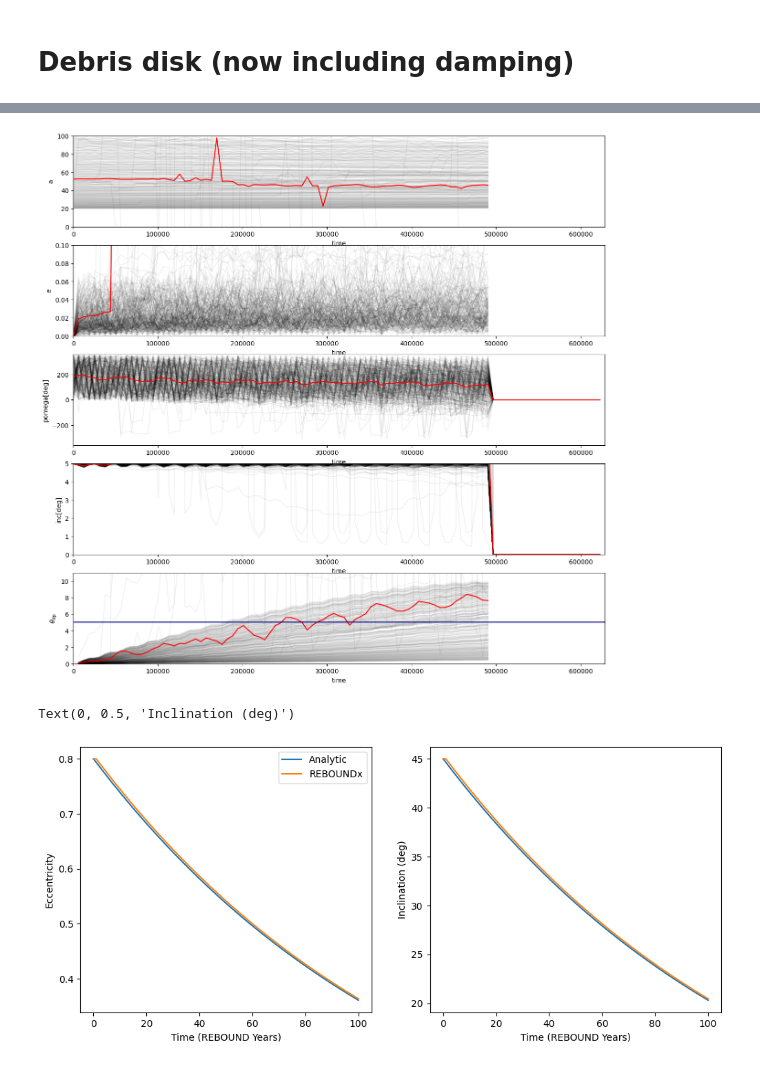
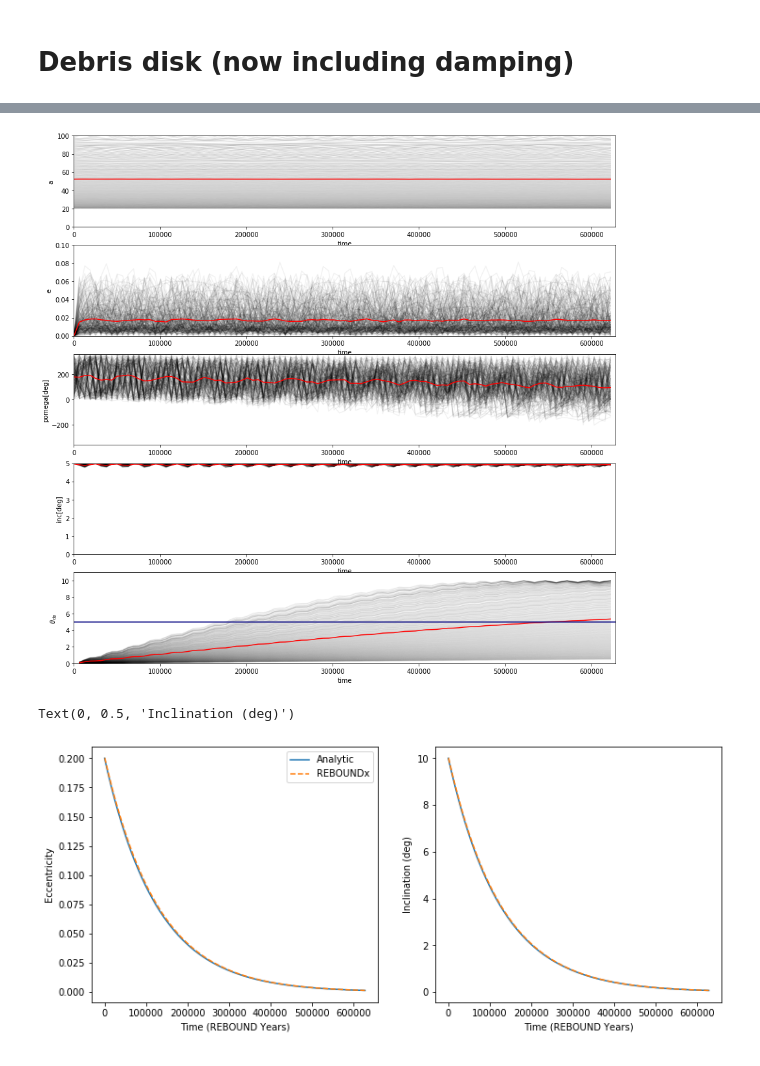
Before and after one commit to tigerchenlu98/rebound, a Jupyter notebook: ipython_examples/KG_disk_setup.ipynb, the cells around one changed output, grey strips where cells are left out. Saved outputs shown, nothing was run; the diff lists cells and outputs as text; code cells hidden in the pictures.

Commit message:
Using modify_orbits_forces

```diff
--- a/ipython_examples/KG_disk_setup.ipynb
+++ b/ipython_examples/KG_disk_setup.ipynb
@@ -68,17 +68,20 @@ for N in range(N_particles):
 
 # include disk damping
 rebx = reboundx.Extras(sim)
-dd = rebx.load_operator("disk_damping")
-rebx.add_operator(dd)
+#dd = rebx.load_operator("disk_damping")
+dd = rebx.load_force("modify_orbits_forces")
+rebx.add_force(dd)
 
 Cm = 1; Ca = 0
 tc = 10e7 * 2 * np.pi
 
 ps = sim.particles
 for n in range(sim.N-2):
-    sim.particles[n+2].params["dd_Cm"] = Cm
-    sim.particles[n+2].params["dd_Ca"] = Ca
-    sim.particles[n+2].params["dd_tc"] = tc
+    #sim.particles[n+2].params["dd_Cm"] = Cm
+    #sim.particles[n+2].params["dd_Ca"] = Ca
+    #sim.particles[n+2].params["dd_tc"] = tc
+    sim.particles[n+2].params["tau_e"] = -2 * tc
+    sim.particles[n+2].params["tau_inc"] = -2 * tc
 
 
 
@@ -178,18 +181,18 @@ ax[4].set(ylabel = r'$\theta_\mathrm{dp}$')
 for a in ax:
     a.set(xlim = (times[0], times[-1]), xlabel = 'time')
 # %% [output]
-[figure, old version]
+[figure, new version]
 # %%
 # test disk damping
-e0 = 0.8
-i0 = np.radians(45)
+e0 = 0.2
+i0 = np.radians(10)
 CM = 1
-tc = 10. * 2 * np.pi
+tc = 10000. * 2 * np.pi
 def e_t(e0, t):
-    return e0 * np.exp(-CM * t / (2 * tc))
+    return e0 * np.e**(-CM * t / (2 * tc))
 
 def i_t(i0, t):
-    return i0 * np.exp(-CM * t / (2 * tc))
+    return i0 * np.e**(-CM * t / (2 * tc))
 
 sim = rebound.Simulation()
 sim.add(m=1)
@@ -197,20 +200,22 @@ sim.add(a=1.0, e=e0, inc = i0)
 sim.integrator="whfast"
 
 rebx = reboundx.Extras(sim)
-dd = rebx.load_operator("disk_damping")
-rebx.add_operator(dd)
+dd = rebx.load_force("modify_orbits_forces")
+rebx.add_force(dd)
 
 ps = sim.particles
 
-ps[1].params["dd_Cm"] = 1.0
-ps[1].params["dd_Ca"] = 0
-ps[1].params["dd_tc"] = 10 * 2 * np.pi # Set artificially low for quick evolution
+ps[1].params["tau_e"] = -2*tc
+ps[1].params["tau_inc"] = -2*tc
+#ps[1].params["dd_Cm"] = 1.0
+#ps[1].params["dd_Ca"] = 0
+#ps[1].params["dd_tc"] = 10 * 2 * np.pi # Set artificially low for quick evolution
 
 sim.dt = ps[1].P / 10.12345
 sim.move_to_com()
 # %%
-Nout = 100
-times = np.linspace(0, 100, Nout)
+Nout = 1000
+times = np.linspace(0, 1e5, Nout) * 2 * np.pi
 
 eccs = np.zeros(Nout)
 incs = np.zeros(Nout)
@@ -222,16 +227,16 @@ for i, t in enumerate(times):
 # %%
 # Compare REBOUNDx with expected results
 fig, ax = plt.subplots(1,2,figsize=(12,5))
 ax[0].plot(times, e_t(e0, times), label = 'Analytic')
-ax[0].plot(times, eccs, label = 'REBOUNDx')
+ax[0].plot(times, eccs, label = 'REBOUNDx', ls = '--')
 ax[0].legend()
 ax[0].set_xlabel('Time (REBOUND Years)')
 ax[0].set_ylabel('Eccentricity')
 
 ax[1].plot(times, np.degrees(i_t(i0, times)))
-ax[1].plot(times, np.degrees(incs))
+ax[1].plot(times, np.degrees(incs), ls = '--')
 ax[1].set_xlabel('Time (REBOUND Years)')
 ax[1].set_ylabel('Inclination (deg)')
 # %% [output]
 Text(0, 0.5, 'Inclination (deg)')
-[figure, old version]
+[figure, new version]
```
Also changed, not shown: parts of 3 cells of this notebook.
